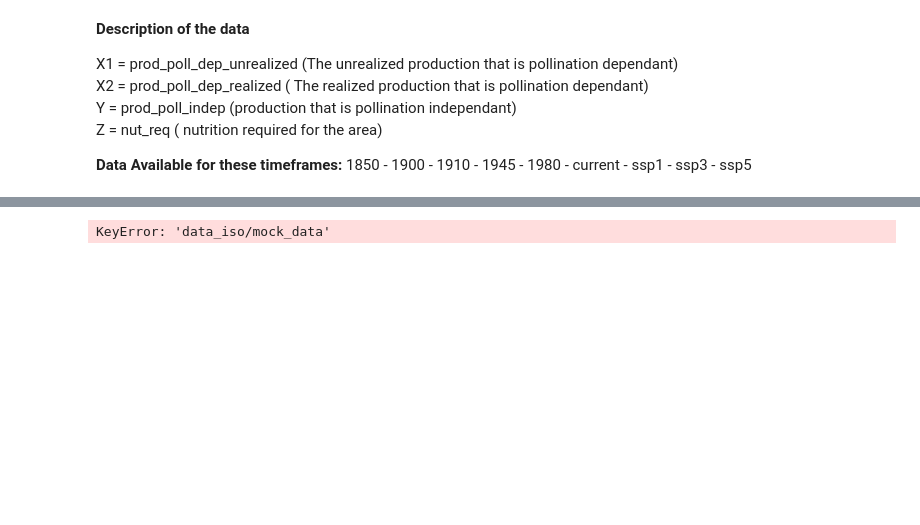
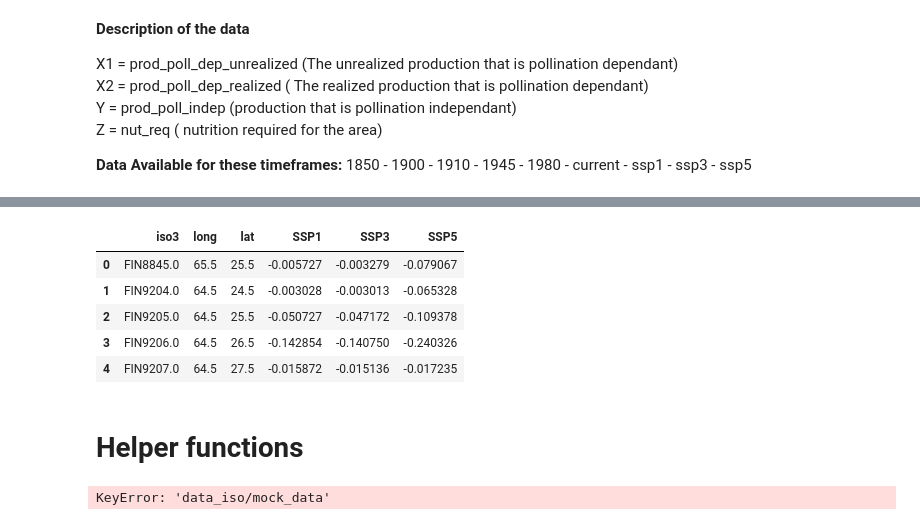
Before and after one commit to AhmedAhres/AhmedAhres.github.io, a Jupyter notebook: DataExploration.ipynb, the cells around one changed output, grey strips where cells are left out. Drawn from its saved outputs; the diff is of its cells as text; code cells hidden in the pictures; blank space fills up the shorter version.

```diff
--- a/DataExploration.ipynb
+++ b/DataExploration.ipynb
@@ -207,3 +212,30 @@ data_ssp5.columns = ['GRIDCODE','name','X1_en','X1_va','X1_fo','X2_en','X2_va','
+# %%
+res = 'en'
+NCP_res = pd.DataFrame(index = data_ssp3.index)
+NCP_res['cur'] =  data_cur['X2_'+res] / (data_cur['X2_'+res] + data_cur['X1_'+res])
+NCP_res['SSP1'] =  data_ssp1['X2_'+res] / (data_ssp1['X2_'+res] + data_ssp1['X1_'+res])
+NCP_res['SSP3'] =  data_ssp3['X2_'+res] / (data_ssp3['X2_'+res] + data_ssp3['X1_'+res])
+NCP_res['SSP5'] =  data_ssp5['X2_'+res] / (data_ssp5['X2_'+res] + data_ssp5['X1_'+res])
+# %%
+cNCP_res = natures_contribution_pixels[['iso3','long','lat']].copy().reset_index(drop=True)
+
+cNCP_res['SSP1']= (NCP_res['SSP1'] - NCP_res['cur'])/NCP_res['cur']
+cNCP_res['SSP3']= (NCP_res['SSP3'] - NCP_res['cur'])/NCP_res['cur']
+cNCP_res['SSP5']= (NCP_res['SSP5'] - NCP_res['cur'])/NCP_res['cur']
+
+cNCP_res = cNCP_res.replace([np.inf, -np.inf], np.nan)
+cNCP_res = cNCP_res.fillna(0)
+cNCP_res.to_csv('./data/change_'+ res +'.csv', sep=',')
+cNCP_res.head()
+# %% [output]
+|  | iso3 | long | lat | SSP1 | SSP3 | SSP5 |
+| 0 | FIN8845.0 | 65.5 | 25.5 | -0.005727 | -0.003279 | -0.079067 |
+| 1 | FIN9204.0 | 64.5 | 24.5 | -0.003028 | -0.003013 | -0.065328 |
+| 2 | FIN9205.0 | 64.5 | 25.5 | -0.050727 | -0.047172 | -0.109378 |
+| 3 | FIN9206.0 | 64.5 | 26.5 | -0.142854 | -0.140750 | -0.240326 |
+| 4 | FIN9207.0 | 64.5 | 27.5 | -0.015872 | -0.015136 | -0.017235 |
+# %% [markdown]
+# Helper functions
 # %%
 def add_iso_columns (dataFrame,country_iso,name):
     dataFrame = pd.merge(dataFrame, country_iso,left_on=name,right_on='English short name lower case', how='outer').head(dataFrame.shape[0])
```
Also changed, not shown: parts of 5 cells of this notebook, 5 other files.
